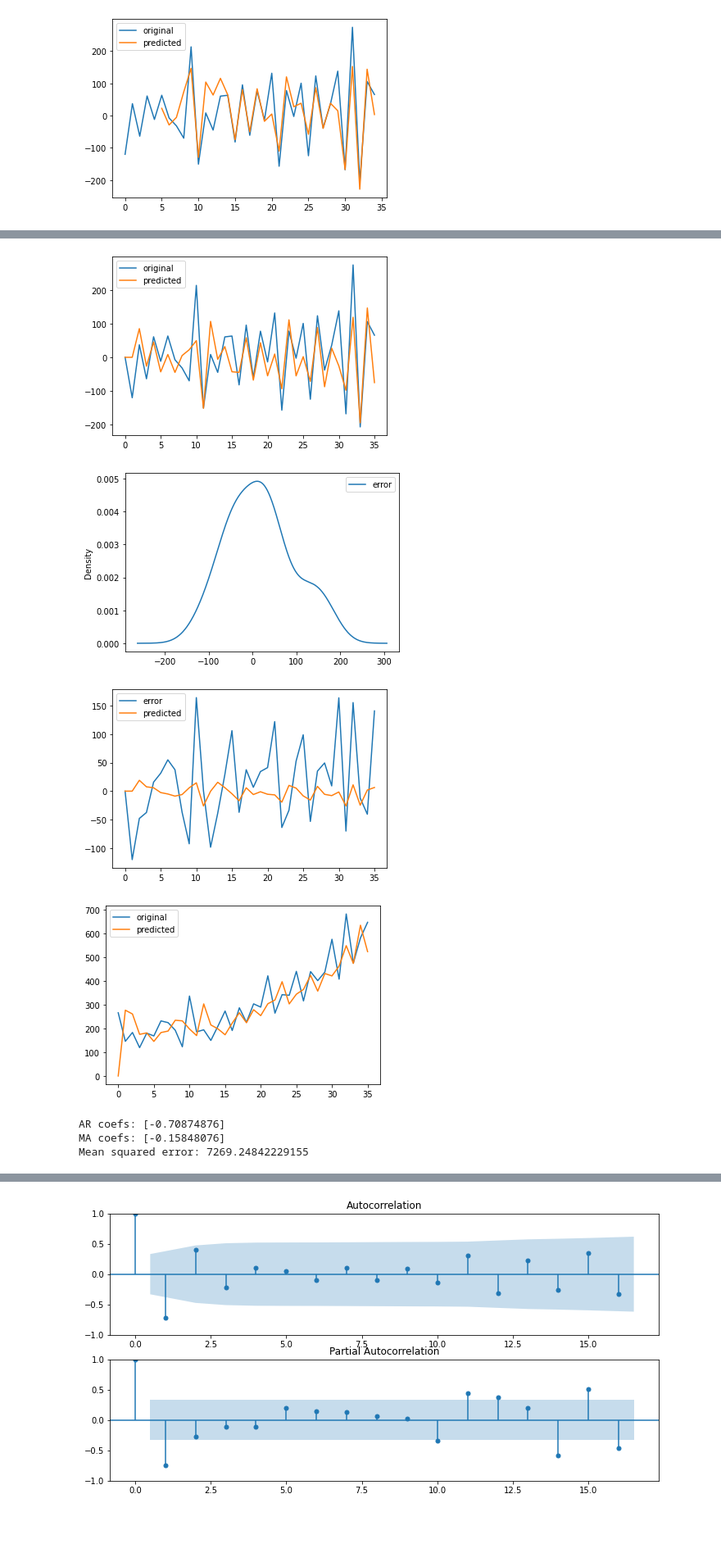
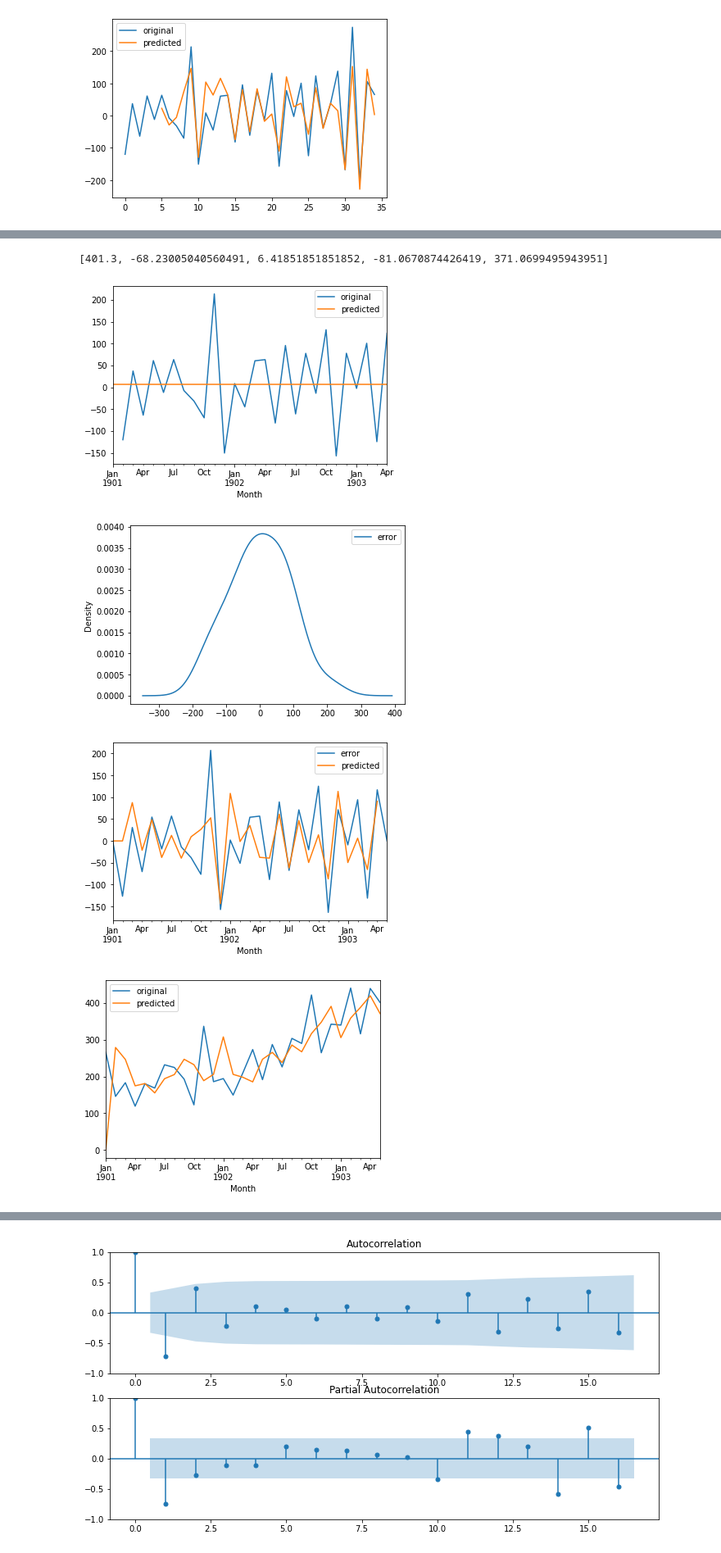
Before and after one commit to matt-juan23/time-series-forecasting, a Jupyter notebook: ARIMA.ipynb, the cells around one changed output, grey strips where cells are left out. Shown at 82% size. Saved outputs shown, nothing was run; the diff lists cells and outputs as text; code cells hidden in the pictures; blank space fills up the shorter version.

```diff
--- a/ARIMA.ipynb
+++ b/ARIMA.ipynb
@@ -208,15 +321,13 @@ Mean squared error: 6378.90177658992
 [figure]
 [figure]
 # %%
-res, ar_coefs, ma_coefs, rmse = myARIMA(data, 1,1,1)
+res, ar_coefs, ma_coefs, rmse, ar, ma = myARIMA(data, 0,1,1)
 print("AR coefs:", ar_coefs)
 print("MA coefs:", ma_coefs)
 print("Mean squared error:", rmse)
 # %% [output]
+[401.3, -68.23005040560491, 6.41851851851852, -81.0670874426419, 371.0699495943951]
-[figure, old version]
+[figure, new version]
-[figure, old version]
+[figure, new version]
-[figure, old version]
+[figure, new version]
-[figure, old version]
+[figure, new version]
-AR coefs: [-0.70874876]
-MA coefs: [-0.15848076]
-Mean squared error: 7269.24842229155
```
Also changed, not shown: parts of 8 cells of this notebook.
